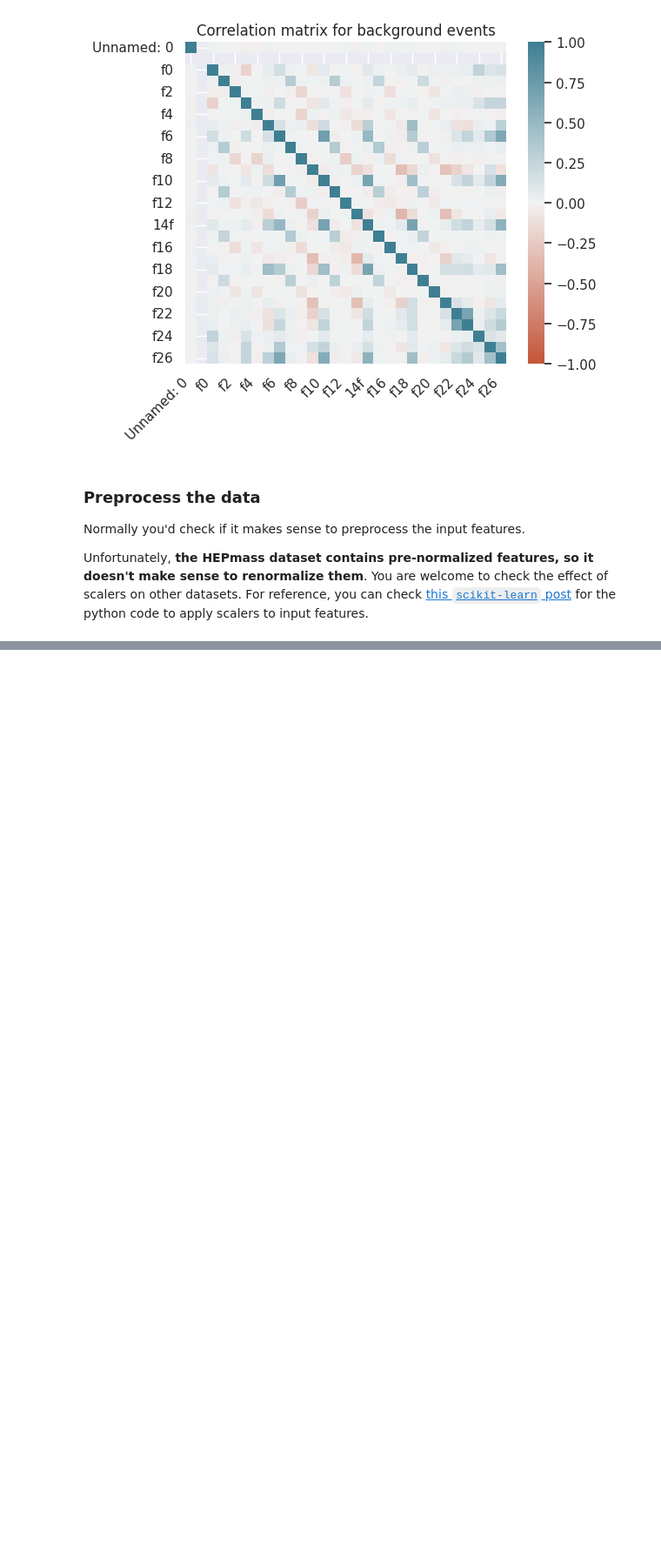
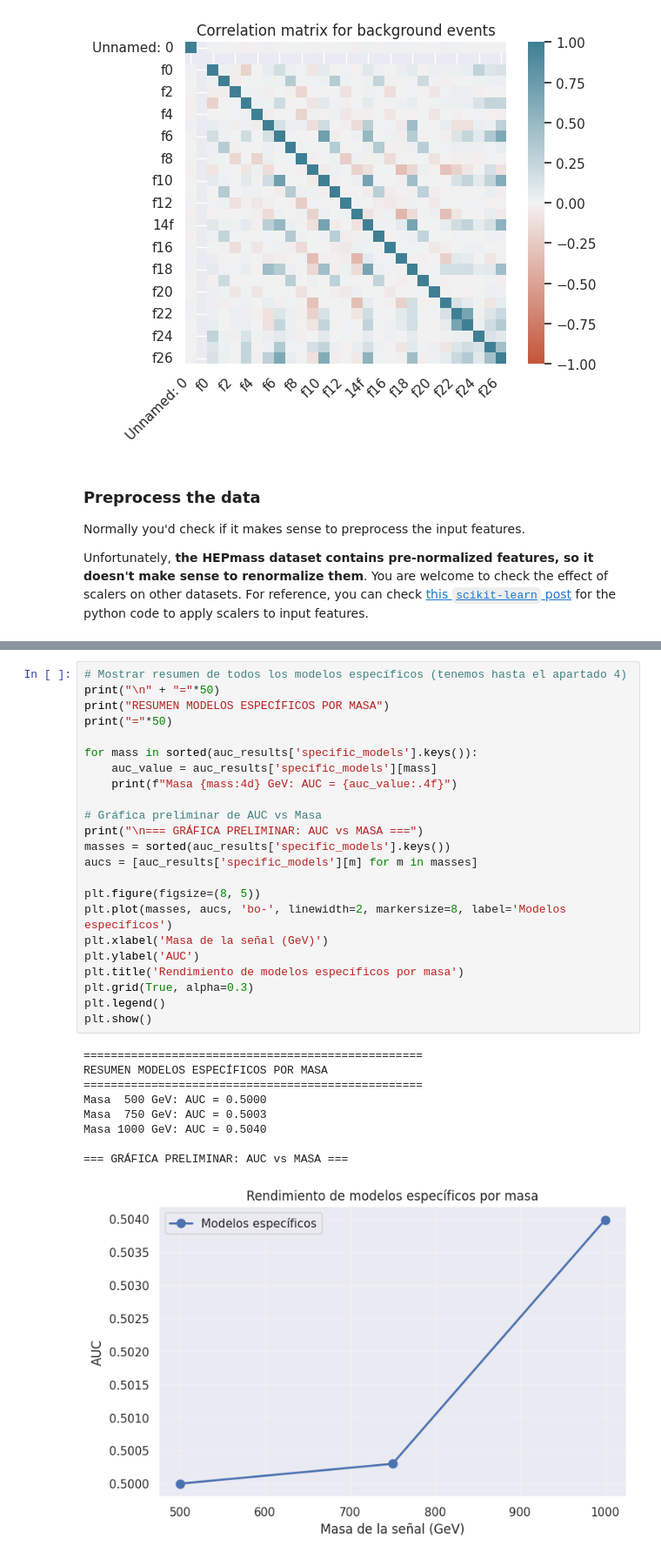
Before and after one commit to joseferbis-cell/PLs-ADFM, a Jupyter notebook: practice_2_a_parameterized_nns.ipynb, the cells around one changed output, grey strips where cells are left out. Shown: that part at 87% size. Cells and saved outputs as stored; diff of their text form; blank space fills up the shorter version.

```diff
--- a/practice_2_a_parameterized_nns.ipynb
+++ b/practice_2_a_parameterized_nns.ipynb
@@ -485,0 +610,33 @@ NameError: name 'keras' is not defined
+# %%
+# Mostrar resumen de todos los modelos específicos (tenemos hasta el apartado 4)
+print("\n" + "="*50)
+print("RESUMEN MODELOS ESPECÍFICOS POR MASA")
+print("="*50)
+
+for mass in sorted(auc_results['specific_models'].keys()):
+    auc_value = auc_results['specific_models'][mass]
+    print(f"Masa {mass:4d} GeV: AUC = {auc_value:.4f}")
+
+# Gráfica preliminar de AUC vs Masa
+print("\n=== GRÁFICA PRELIMINAR: AUC vs MASA ===")
+masses = sorted(auc_results['specific_models'].keys())
+aucs = [auc_results['specific_models'][m] for m in masses]
+
+plt.figure(figsize=(8, 5))
+plt.plot(masses, aucs, 'bo-', linewidth=2, markersize=8, label='Modelos específicos')
+plt.xlabel('Masa de la señal (GeV)')
+plt.ylabel('AUC')
+plt.title('Rendimiento de modelos específicos por masa')
+plt.grid(True, alpha=0.3)
+plt.legend()
+plt.show()
+# %% [output]
+==================================================
+RESUMEN MODELOS ESPECÍFICOS POR MASA
+==================================================
+Masa  500 GeV: AUC = 0.5000
+Masa  750 GeV: AUC = 0.5003
+Masa 1000 GeV: AUC = 0.5040
+
+=== GRÁFICA PRELIMINAR: AUC vs MASA ===
+[figure, added]
```
Also changed, not shown: parts of 7 cells of this notebook.
